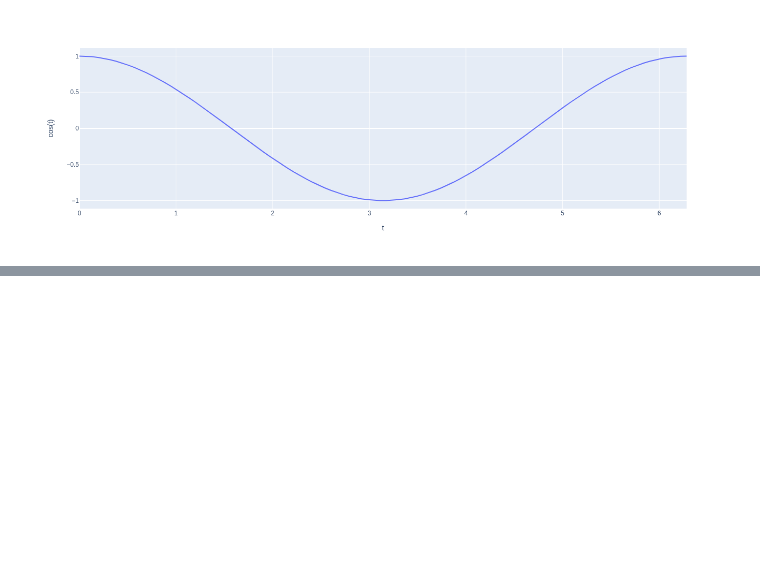
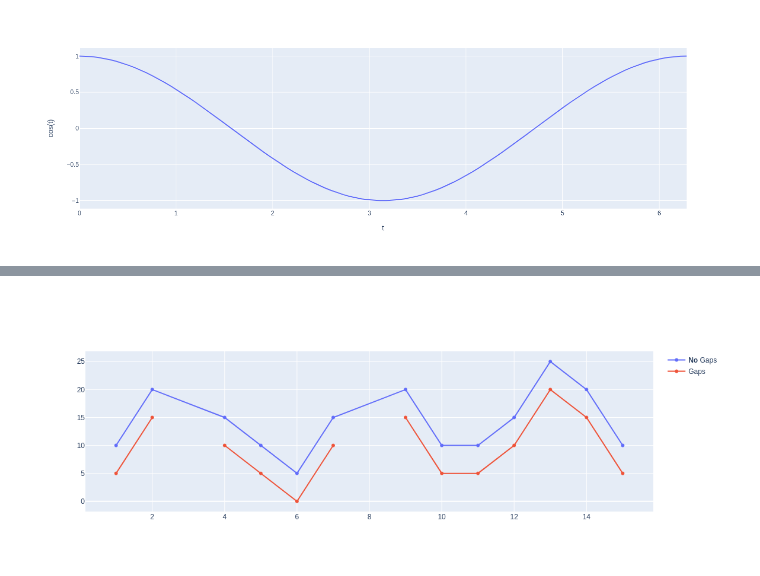
Before and after one commit to arthur-yatsun/machine_learning, a Jupyter notebook: data_visualization/plotly/basic_charts/02_line_plots.ipynb, the cells around one changed output, grey strips where cells are left out. Saved outputs shown, nothing was run; the diff lists cells and outputs as text; code cells hidden in the pictures; blank space fills up the shorter version.

```diff
--- a/data_visualization/plotly/basic_charts/02_line_plots.ipynb
+++ b/data_visualization/plotly/basic_charts/02_line_plots.ipynb
@@ -11,0 +49,21 @@ fig
+# %%
+x = list(range(1, 16))
+
+fig = go.Figure()
+
+fig.add_trace(go.Scatter(
+    x=x,
+    y=[10, 20, None, 15, 10, 5, 15, None, 20, 10, 10, 15, 25, 20, 10],
+    name='<b>No</b> Gaps',
+    connectgaps=True
+))
+
+fig.add_trace(go.Scatter(
+    x=x,
+    y=[5, 15, None, 10, 5, 0, 10, None, 15, 5, 5, 10, 20, 15, 5],
+    name='Gaps'
+))
+
+fig
+# %% [output]
+[figure, added]
```
Also changed, not shown: parts of 4 cells of this notebook.
